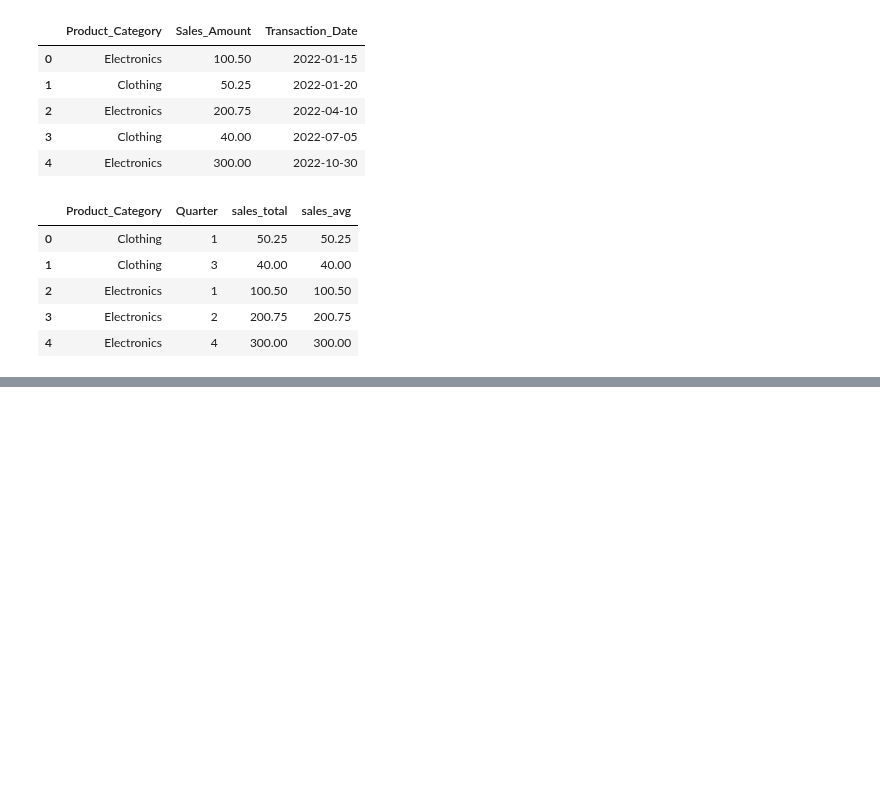
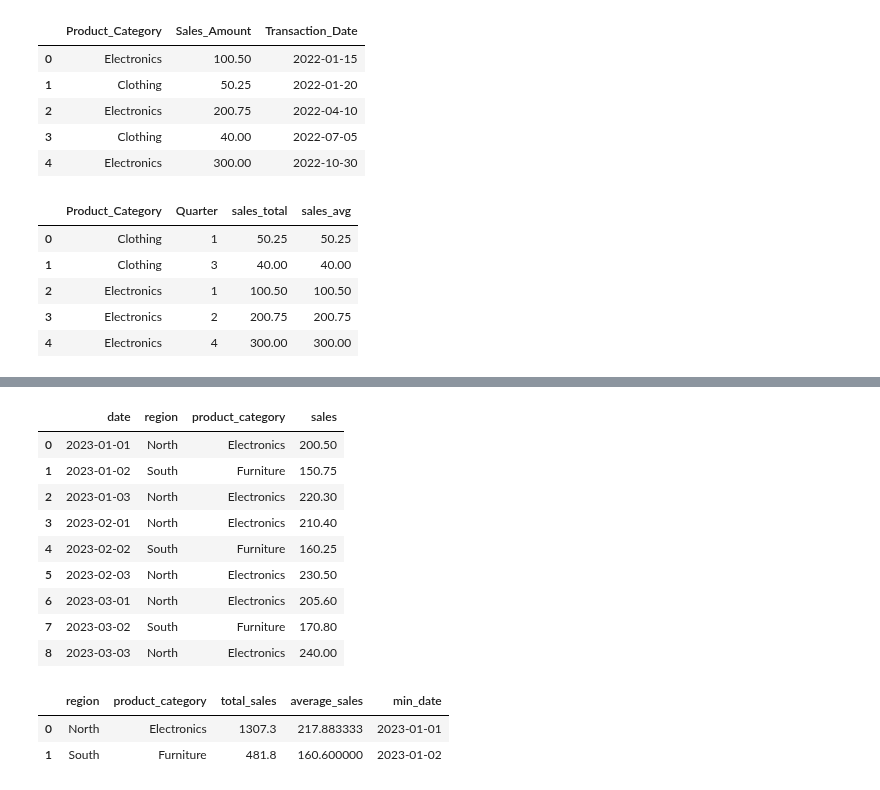
Before and after one commit to danmarino1/data_science_practice, a Jupyter notebook: aug_2023_questions.ipynb, the cells around one changed output, grey strips where cells are left out. Drawn from its saved outputs; the diff is of its cells as text; code cells hidden in the pictures; blank space fills up the shorter version.

```diff
--- a/aug_2023_questions.ipynb
+++ b/aug_2023_questions.ipynb
@@ -1164,0 +1207,25 @@ quarterly_sales_analysis(data)
+# %%
+data = pd.DataFrame([
+  {"date": "2023-01-01", "region": "North", "product_category": "Electronics", "sales": 200.50},
+  {"date": "2023-01-02", "region": "South", "product_category": "Furniture", "sales": 150.75},
+  {"date": "2023-01-03", "region": "North", "product_category": "Electronics", "sales": 220.30},
+  {"date": "2023-02-01", "region": "North", "product_category": "Electronics", "sales": 210.40},
+  {"date": "2023-02-02", "region": "South", "product_category": "Furniture", "sales": 160.25},
+  {"date": "2023-02-03", "region": "North", "product_category": "Electronics", "sales": 230.50},
+  {"date": "2023-03-01", "region": "North", "product_category": "Electronics", "sales": 205.60},
+  {"date": "2023-03-02", "region": "South", "product_category": "Furniture", "sales": 170.80},
+  {"date": "2023-03-03", "region": "North", "product_category": "Electronics", "sales": 240.00},
+])
+# %%
+data
+# %% [output]
+|  | date | region | product_category | sales |
+| 0 | 2023-01-01 | North | Electronics | 200.50 |
+| 1 | 2023-01-02 | South | Furniture | 150.75 |
+| 2 | 2023-01-03 | North | Electronics | 220.30 |
+| 3 | 2023-02-01 | North | Electronics | 210.40 |
+| 4 | 2023-02-02 | South | Furniture | 160.25 |
+| 5 | 2023-02-03 | North | Electronics | 230.50 |
+| 6 | 2023-03-01 | North | Electronics | 205.60 |
+| 7 | 2023-03-02 | South | Furniture | 170.80 |
+| 8 | 2023-03-03 | North | Electronics | 240.00 |
@@ -1164,0 +1244,7 @@ quarterly_sales_analysis(data)
+# %%
+trends = calculate_sales_trends(data)
+trends
+# %% [output]
+|  | region | product_category | total_sales | average_sales | min_date |
+| 0 | North | Electronics | 1307.3 | 217.883333 | 2023-01-01 |
+| 1 | South | Furniture | 481.8 | 160.600000 | 2023-01-02 |
```
Also changed, not shown: parts of 3 cells of this notebook.
